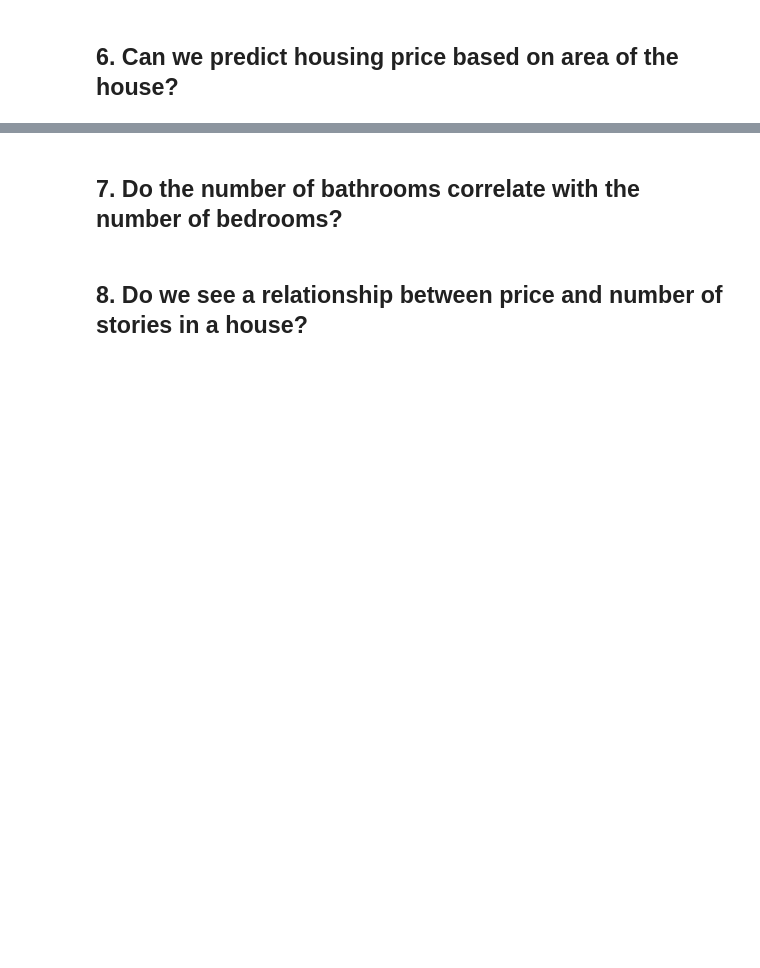
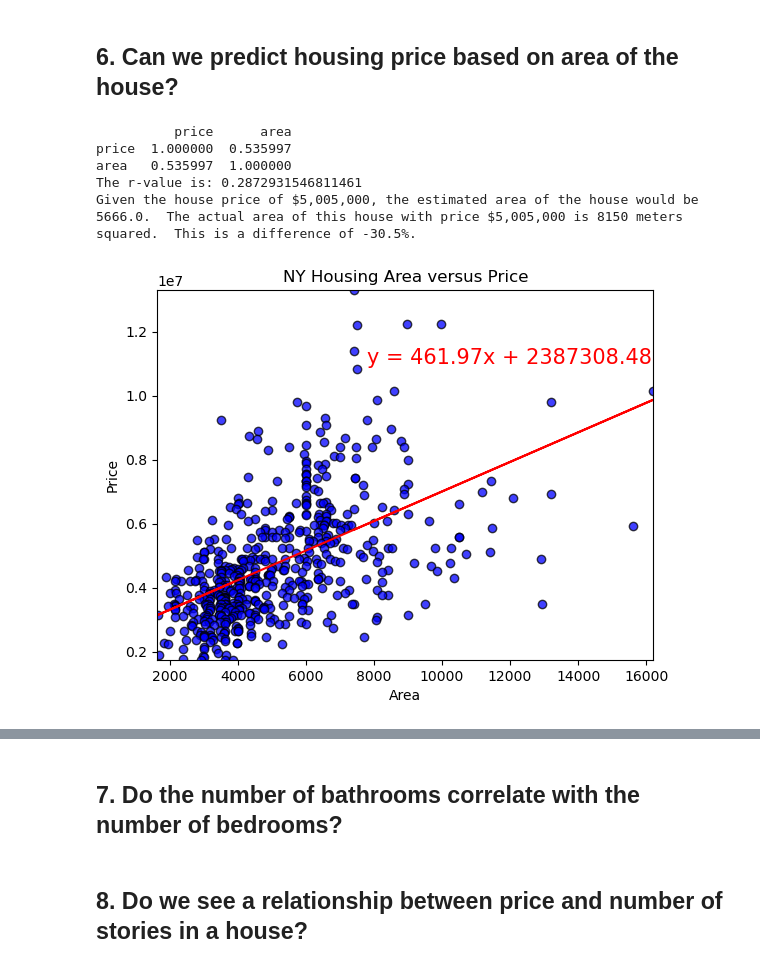
Before and after one commit to alanaadams/Project1, a Jupyter notebook: HomeattributePricing.ipynb, the cells around one changed output, grey strips where cells are left out. Saved outputs shown, nothing was run; the diff lists cells and outputs as text; code cells hidden in the pictures; blank space fills up the shorter version.

```diff
--- a/HomeattributePricing.ipynb
+++ b/HomeattributePricing.ipynb
@@ -98,0 +153,44 @@ df
+# %%
+#copy ny_housing_df
+area_vs_price_df = ny_housing_df.copy(deep=True)
+
+#drop unnecessary columns
+area_vs_price_df = area_vs_price_df.drop(["basement", "guestroom", "bedrooms", "bathrooms", "stories", "mainroad", "hotwaterheating", "airconditioning", "parking", "prefarea", "furnishingstatus"], axis=1)
+
+#calculate the correlation coefficient area in realtion to housing price
+area_corr_coeff = area_vs_price_df.corr(method='pearson',min_periods=1)
+print(area_corr_coeff)
+
+#Scatter Plot
+plt.scatter(area_vs_price_df["area"], area_vs_price_df["price"], marker="o", facecolors="b", edgecolors="black", alpha=0.75)
+plt.ylim(area_vs_price_df["price"].min()-10,area_vs_price_df["price"].max()+10)
+plt.xlim(area_vs_price_df["area"].min()-10,area_vs_price_df["area"].max()+10)
+plt.title("NY Housing Area versus Price")
+plt.xlabel("Area")
+plt.ylabel("Price")
+
+#calculate slope, intercepts, pvalue, rvalue the best fit line to calculate the housing price
+df_slope, df_int, df_r, df_p, df_std_err = linregress(area_vs_price_df["area"], area_vs_price_df["price"])
+df_fit = df_slope * area_vs_price_df["area"] + df_int
+plt.plot(area_vs_price_df["area"],df_fit,"r-")
+line_eq = "y = " + str(round(df_slope,2)) + "x + " + str(round(df_int,2))
+plt.annotate(line_eq,(7800,1.1e7),fontsize=15,color="red")
+
+area_estimate = round((5005000-df_int)/df_slope,0)
+area_actual = 8150
+diff_in_area = round((area_estimate-area_actual)/area_actual,3)*100
+print(f"The r-value is: {df_r**2}")
+print(f"Given the house price of $5,005,000, the estimated area of the house would be {area_estimate}.  The actual area of this house with price $5,005,000 is {area_actual} meters squared.  This is a difference of {diff_in_area}%.")
+
+# Save the figure
+plt.savefig("Resources/area_vs_price.png")
+
+# Show plot
+plt.show()
+# %% [output]
+          price      area
+price  1.000000  0.535997
+area   0.535997  1.000000
+The r-value is: 0.2872931546811461
+Given the house price of $5,005,000, the estimated area of the house would be 5666.0.  The actual area of this house with price $5,005,000 is 8150 meters squared.  This is a difference of -30.5%.
+[figure, added]
```
Also changed, not shown: parts of 10 cells of this notebook, 2 other files.
